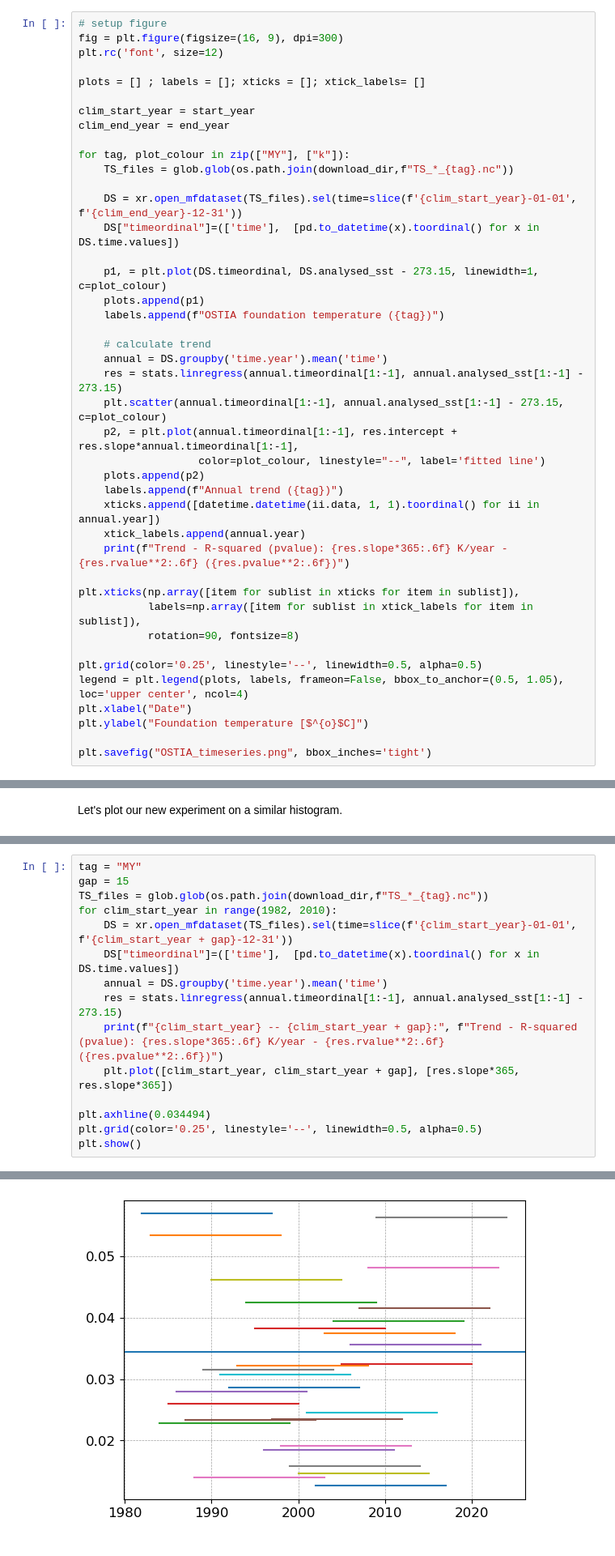
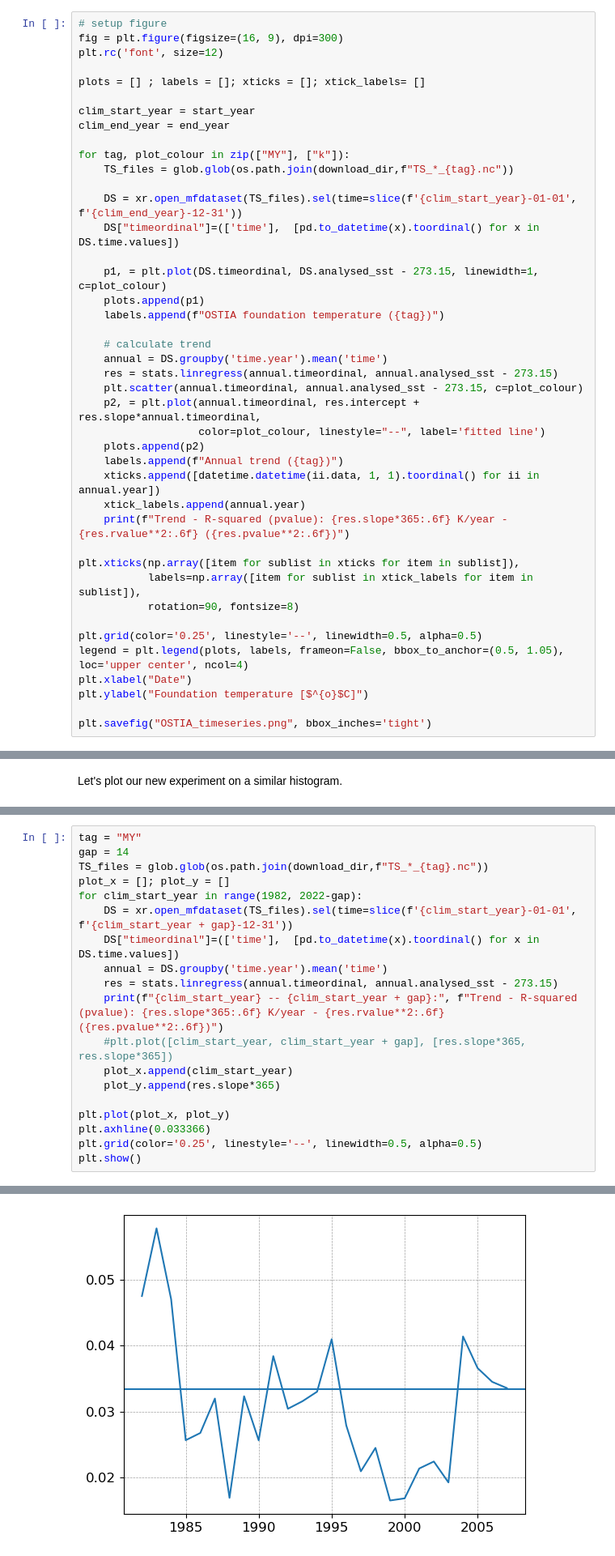
Before and after one commit to GJHSimmons/personal, a Jupyter notebook: MHWCourse.ipynb, the cells around one changed output, grey strips where cells are left out. Shown at 81% size. Cells and saved outputs as stored; diff of their text form.

```diff
--- a/MHWCourse.ipynb
+++ b/MHWCourse.ipynb
@@ -264,9 +264,9 @@ for tag, plot_colour in zip(["MY"], ["k"]):
 
     # calculate trend
     annual = DS.groupby('time.year').mean('time')
-    res = stats.linregress(annual.timeordinal[1:-1], annual.analysed_sst[1:-1] - 273.15)
-    plt.scatter(annual.timeordinal[1:-1], annual.analysed_sst[1:-1] - 273.15, c=plot_colour)
-    p2, = plt.plot(annual.timeordinal[1:-1], res.intercept + res.slope*annual.timeordinal[1:-1],
+    res = stats.linregress(annual.timeordinal, annual.analysed_sst - 273.15)
+    plt.scatter(annual.timeordinal, annual.analysed_sst - 273.15, c=plot_colour)
+    p2, = plt.plot(annual.timeordinal, res.intercept + res.slope*annual.timeordinal,
                    color=plot_colour, linestyle="--", label='fitted line')
     plots.append(p2)
     labels.append(f"Annual trend ({tag})")
@@ -613,17 +579,21 @@ We do still see an upward trend in the data. What conclusions can we draw?
 Work in progress: calculation of successive 15 year trend gradients of MY data.
 # %%
 tag = "MY"
-gap = 15
+gap = 14
 TS_files = glob.glob(os.path.join(download_dir,f"TS_*_{tag}.nc"))
-for clim_start_year in range(1982, 2010):
+plot_x = []; plot_y = []
+for clim_start_year in range(1982, 2022-gap):
     DS = xr.open_mfdataset(TS_files).sel(time=slice(f'{clim_start_year}-01-01', f'{clim_start_year + gap}-12-31'))
     DS["timeordinal"]=(['time'],  [pd.to_datetime(x).toordinal() for x in DS.time.values])
     annual = DS.groupby('time.year').mean('time')
-    res = stats.linregress(annual.timeordinal[1:-1], annual.analysed_sst[1:-1] - 273.15)
+    res = stats.linregress(annual.timeordinal, annual.analysed_sst - 273.15)
     print(f"{clim_start_year} -- {clim_start_year + gap}:", f"Trend - R-squared (pvalue): {res.slope*365:.6f} K/year - {res.rvalue**2:.6f} ({res.pvalue**2:.6f})")
-    plt.plot([clim_start_year, clim_start_year + gap], [res.slope*365, res.slope*365])
+    #plt.plot([clim_start_year, clim_start_year + gap], [res.slope*365, res.slope*365])
+    plot_x.append(clim_start_year)
+    plot_y.append(res.slope*365)
 
-plt.axhline(0.034494)
+plt.plot(plot_x, plot_y)
+plt.axhline(0.033366)
 plt.grid(color='0.25', linestyle='--', linewidth=0.5, alpha=0.5)
 plt.show()
 # %% [output]
@@ -647,4 +617,4 @@ plt.show()
-[figure, old version]
+[figure, new version]
 # %% [markdown]
 ### Materials in progress
 
```
Also changed, not shown: parts of 7 cells of this notebook.
